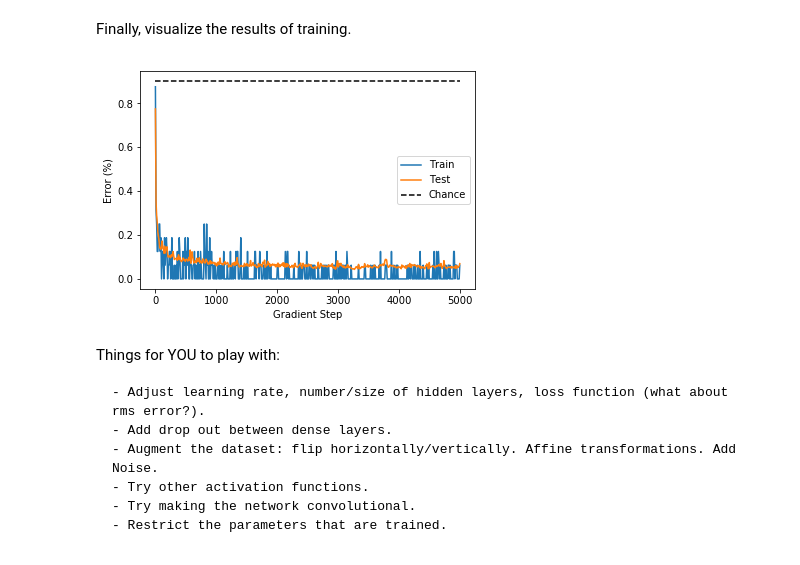
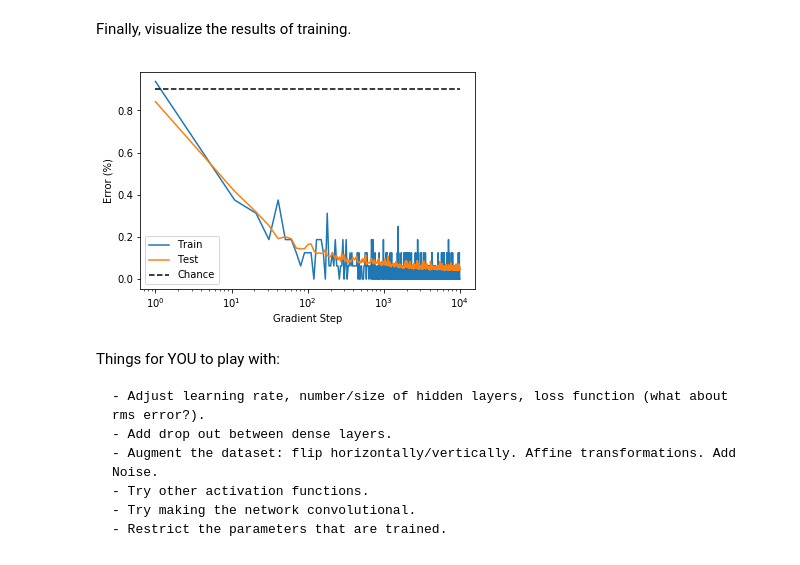
Before and after one commit to gbarello/tensorflow_workshop, a Jupyter notebook: TF_MLP_notebook.ipynb, the cells around one changed output. Saved outputs shown, nothing was run; the diff lists cells and outputs as text; code cells hidden in the pictures.

```diff
--- a/TF_MLP_notebook.ipynb
+++ b/TF_MLP_notebook.ipynb
@@ -33,7 +33,7 @@ Set hyperparameters
 batch_size = 16
 data_size = len(test_data[0])
 learning_rate = .001
-n_epochs = 5000
+n_epochs = 10000
 n_labels = 10
 # %% [markdown]
 Normalize the data. Note that we retain `m` and `s` so that we can normalize the test data in exactly the same way!
@@ -140,16 +150,16 @@ sess.close()
 # %% [markdown]
 Finally, visualize the results of training.
 # %%
-plt.plot(results[:,0],1-results[:,2],label = "Train")
-plt.plot(results[:,0],1-results[:,1],label = "Test")
-plt.plot(results[:,0],np.ones_like(results[:,1])*.9,"k--",label = "Chance")
+plt.plot(1+results[:,0],1-results[:,2],label = "Train")
+plt.plot(1+results[:,0],1-results[:,1],label = "Test")
+plt.plot(1+results[:,0],np.ones_like(results[:,1])*.9,"k--",label = "Chance")
 plt.legend()
 plt.xlabel("Gradient Step")
 plt.ylabel("Error (%)")
-#plt.xscale("log")
+plt.xscale("log")
 plt.show()
 # %% [output]
-[figure, old version]
+[figure, new version]
 # %% [markdown]
 Things for YOU to play with:
 
```
Also changed, not shown: parts of 1 cell of this notebook.
